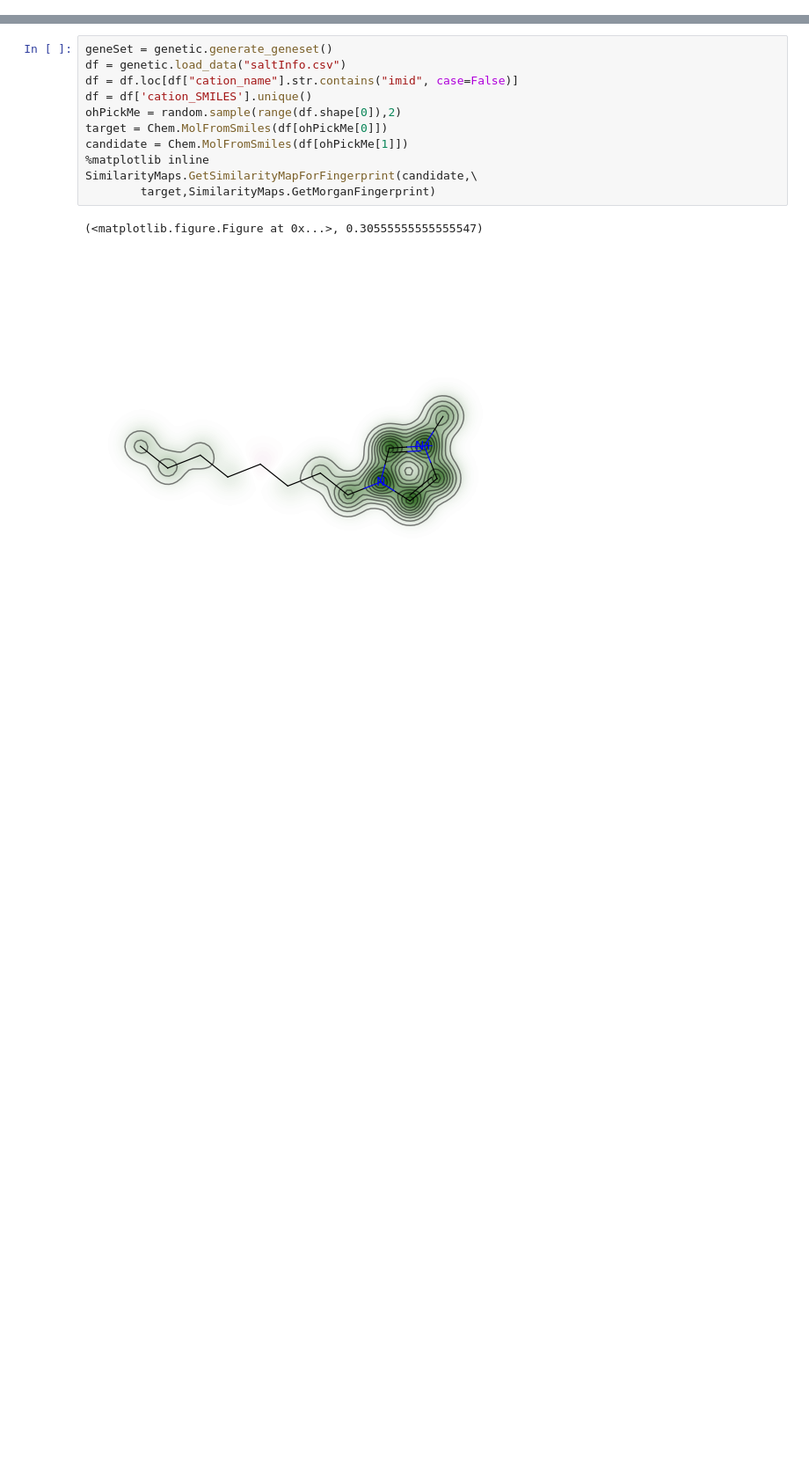
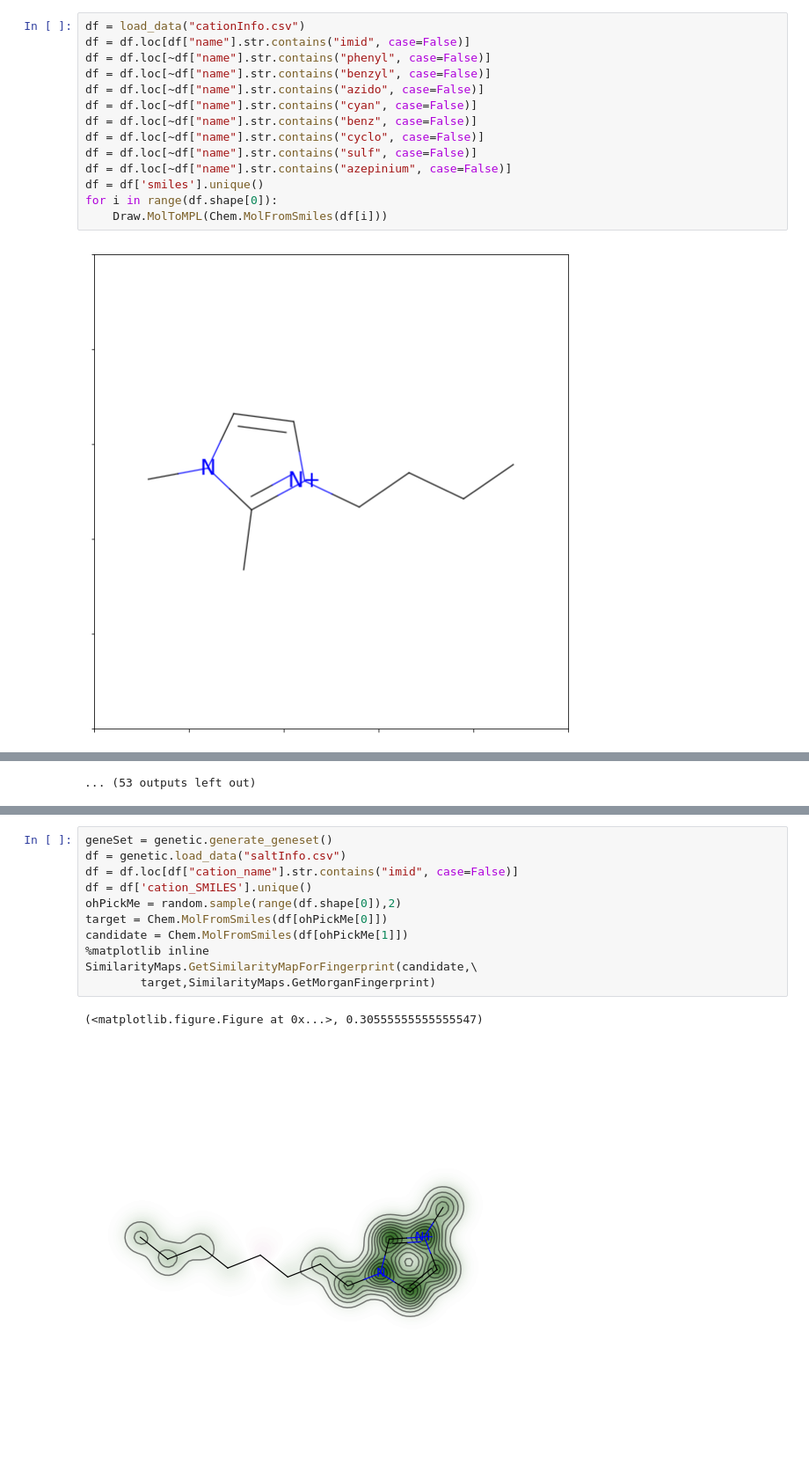
Before and after one commit to wesleybeckner/gains, a Jupyter notebook: scripts/gains_prototype.ipynb, the cells around one changed output, grey strips where cells are left out. Shown at 88% size. Drawn from its saved outputs; the diff is of its cells as text; blank space fills up the shorter version.

```diff
--- a/scripts/gains_prototype.ipynb
+++ b/scripts/gains_prototype.ipynb
@@ -107,0 +525,16 @@ CCCCCCN1C=C[N+](=C1)C   0.9940026576472897      starting structure
+# %%
+df = load_data("cationInfo.csv")
+df = df.loc[df["name"].str.contains("imid", case=False)]
+df = df.loc[~df["name"].str.contains("phenyl", case=False)]
+df = df.loc[~df["name"].str.contains("benzyl", case=False)]
+df = df.loc[~df["name"].str.contains("azido", case=False)]
+df = df.loc[~df["name"].str.contains("cyan", case=False)]
+df = df.loc[~df["name"].str.contains("benz", case=False)]
+df = df.loc[~df["name"].str.contains("cyclo", case=False)]
+df = df.loc[~df["name"].str.contains("sulf", case=False)]
+df = df.loc[~df["name"].str.contains("azepinium", case=False)]
+df = df['smiles'].unique()
+for i in range(df.shape[0]):
+    Draw.MolToMPL(Chem.MolFromSmiles(df[i]))
+# %% [output]
+[figure, added]
@@ -107,0 +552 @@ CCCCCCN1C=C[N+](=C1)C   0.9940026576472897      starting structure
+... (53 outputs left out)
```
Also changed, not shown: parts of 13 cells of this notebook, 18 other files.
